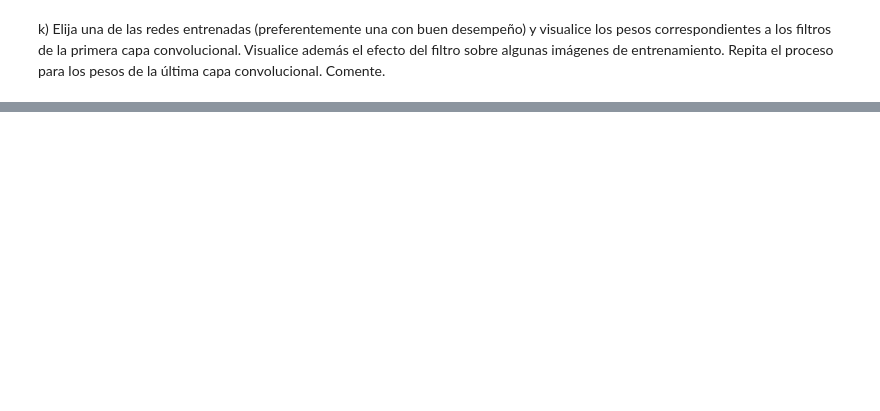
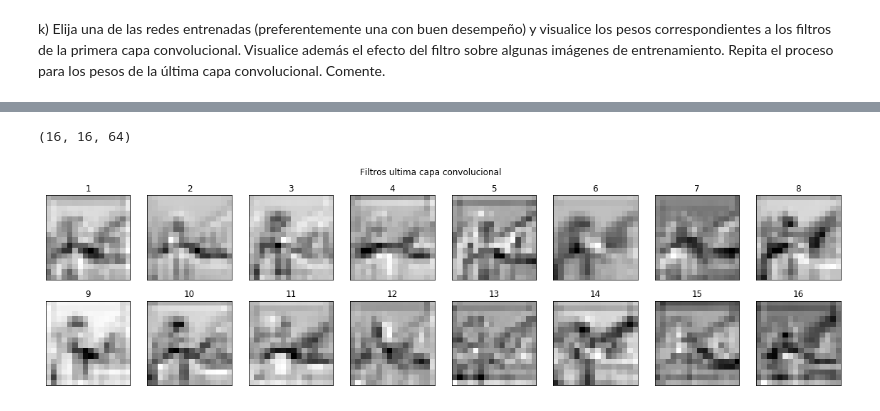
Before and after one commit to MrSutra/NeuralNetworks-1, a Jupyter notebook: Pregunta 3.ipynb, the cells around one changed output, grey strips where cells are left out. Cells and saved outputs as stored; diff of their text form; code cells hidden in the pictures; blank space fills up the shorter version.

```diff
--- a/Pregunta 3.ipynb
+++ b/Pregunta 3.ipynb
@@ -1101,0 +1253,9 @@ k) Elija una de las redes entrenadas (preferentemente una con buen desempeño) y
+# %%
+print(intermediate_output.shape[1:])
+
+im_lay_8 = intermediate_output[2]
+
+plot_weights(im_lay_6, "Filtros ultima capa convolucional")
+# %% [output]
+(16, 16, 64)
+[figure, added]
```
Also changed, not shown: parts of 14 cells of this notebook, 8 other files.
